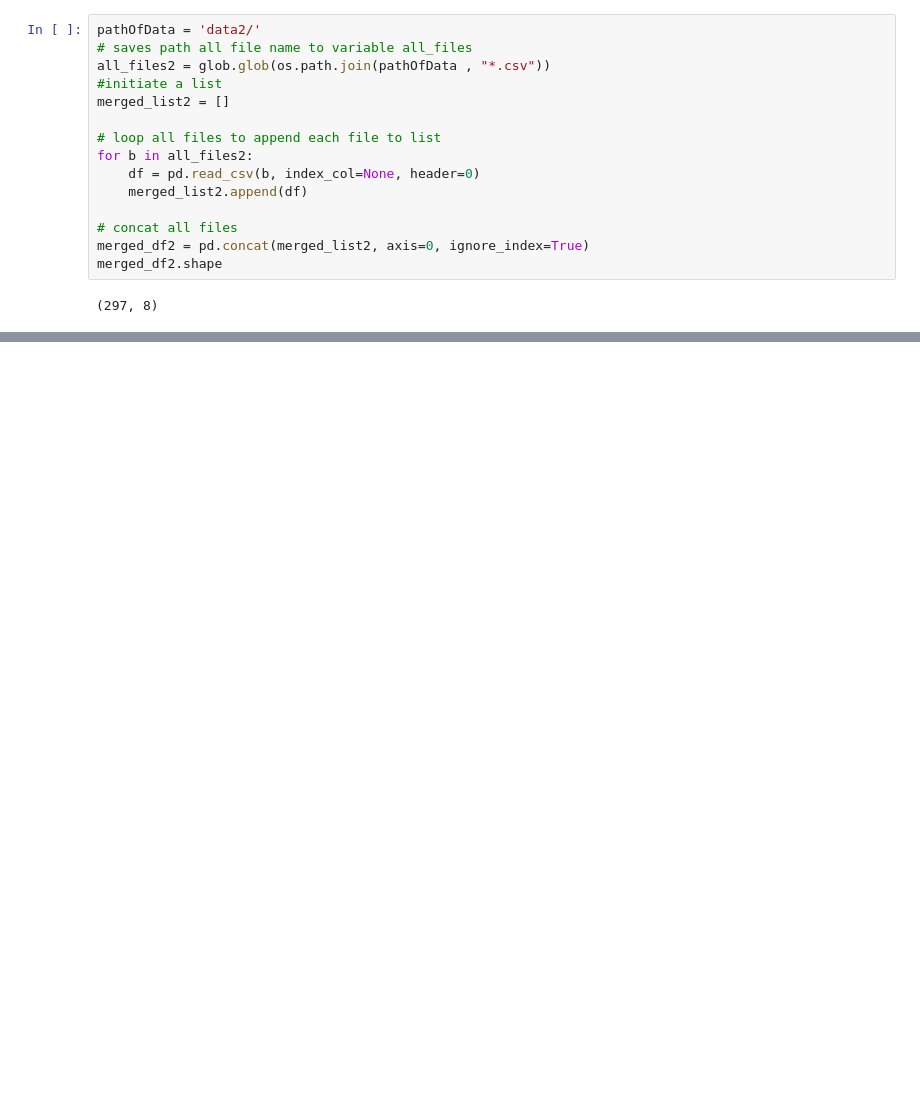
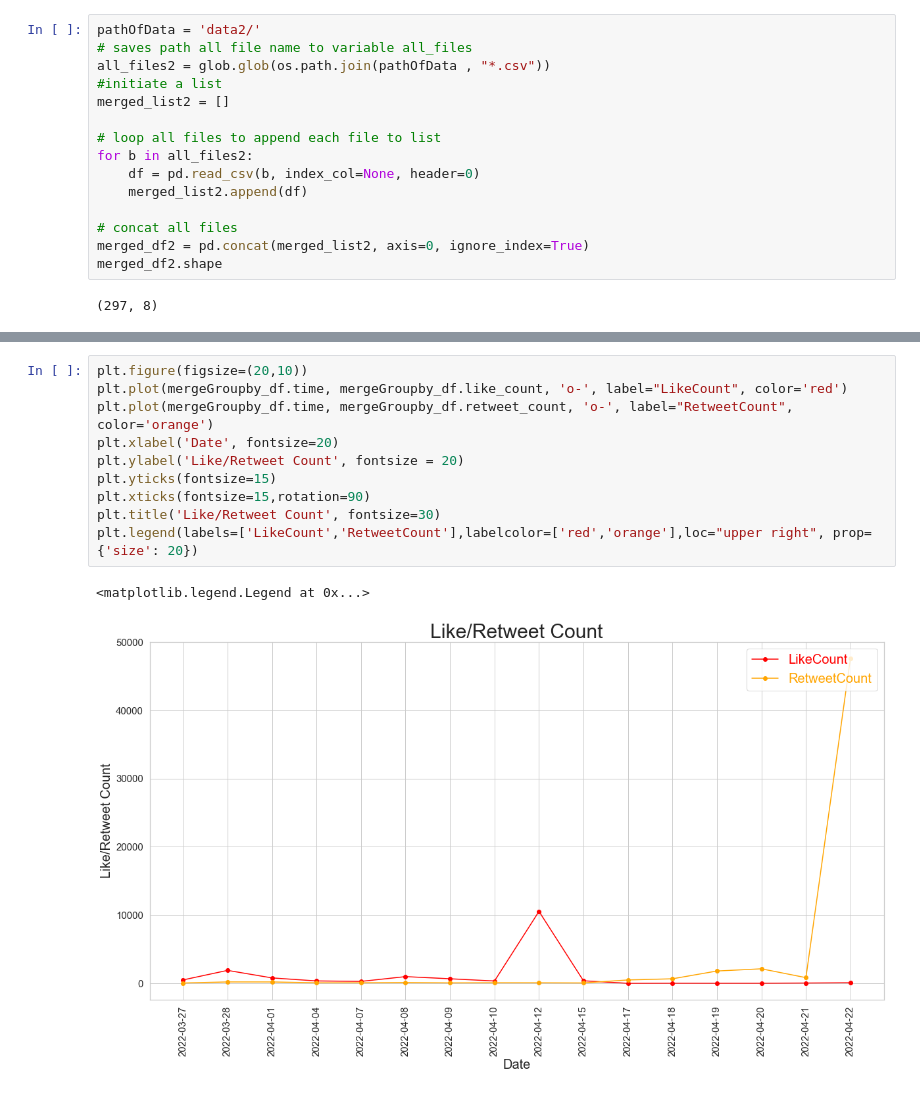
Before and after one commit to StockJanitor/Project43_Twitter, a Jupyter notebook: Project43_Twitter.ipynb, the cells around one changed output, grey strips where cells are left out. Drawn from its saved outputs; the diff is of its cells as text; blank space fills up the shorter version.

```diff
--- a/Project43_Twitter.ipynb
+++ b/Project43_Twitter.ipynb
@@ -251,0 +504,13 @@ Name: text, dtype: object
+# %%
+plt.figure(figsize=(20,10))
+plt.plot(mergeGroupby_df.time, mergeGroupby_df.like_count, 'o-', label="LikeCount", color='red')
+plt.plot(mergeGroupby_df.time, mergeGroupby_df.retweet_count, 'o-', label="RetweetCount", color='orange')
+plt.xlabel('Date', fontsize=20)
+plt.ylabel('Like/Retweet Count', fontsize = 20)
+plt.yticks(fontsize=15)
+plt.xticks(fontsize=15,rotation=90)
+plt.title('Like/Retweet Count', fontsize=30)
+plt.legend(labels=['LikeCount','RetweetCount'],labelcolor=['red','orange'],loc="upper right", prop={'size': 20})
+# %% [output]
+<matplotlib.legend.Legend at 0x...>
+[figure, added]
```
Also changed, not shown: parts of 36 cells of this notebook, 25 other files.
